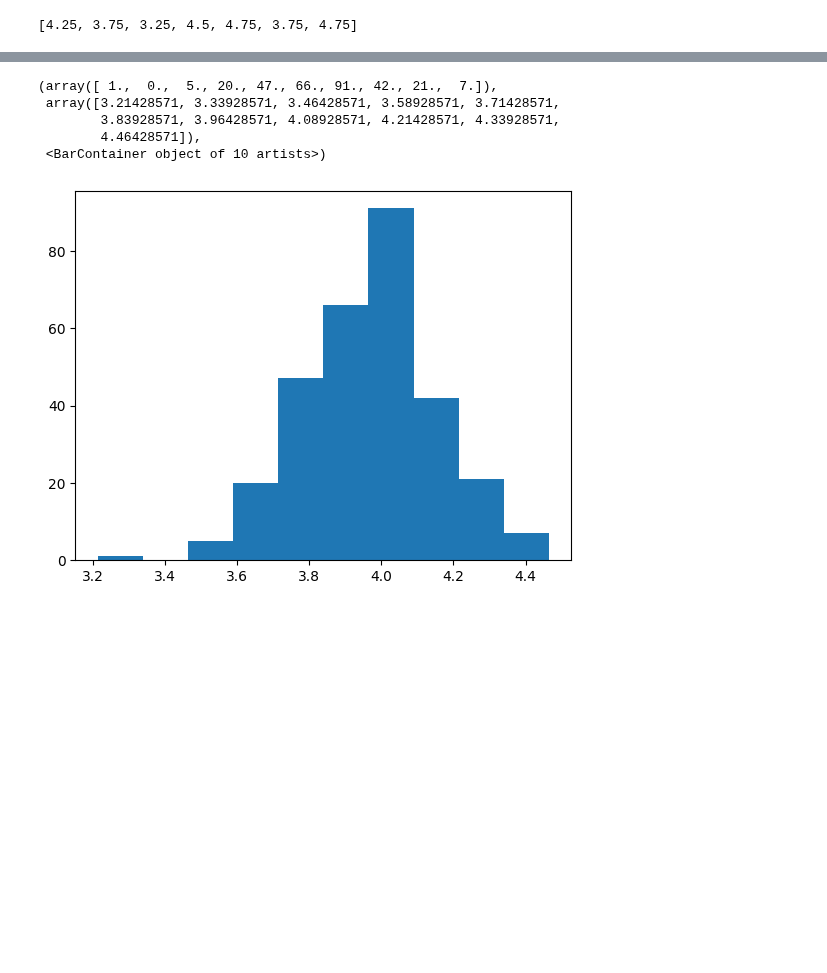
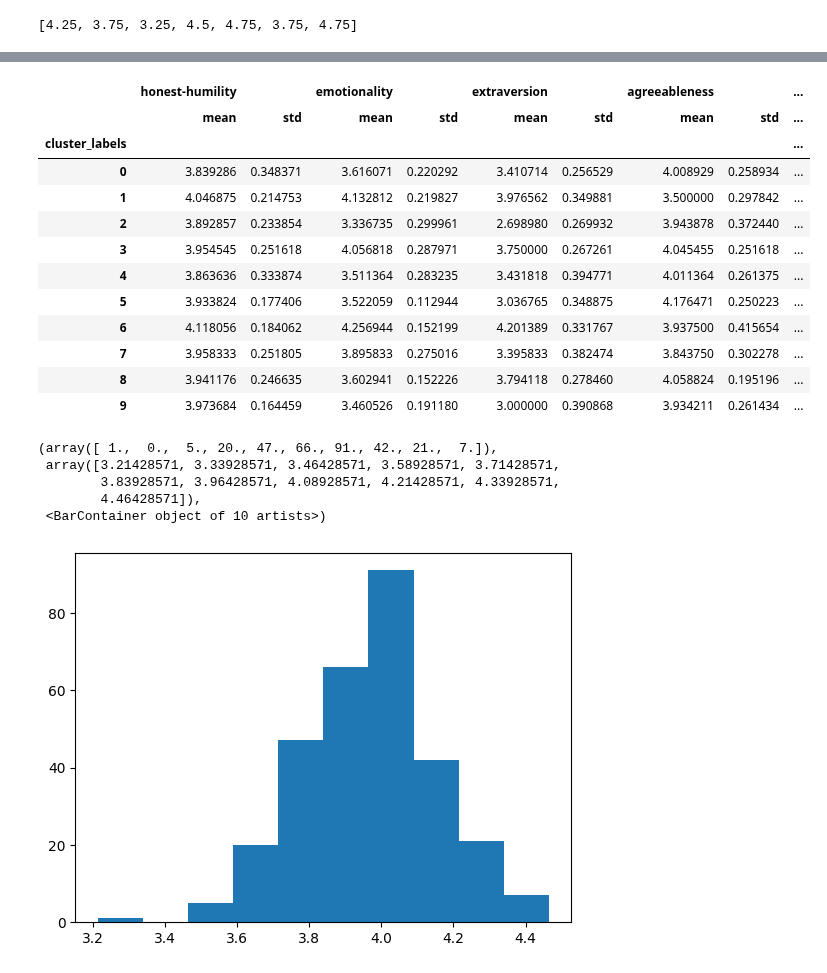
Before and after one commit to amir-abdullah-thoughtworks/psychometrics_for_LLMs, a Jupyter notebook: llm_psychometrics/notebooks/hexaco_personas_analysis_v0.ipynb, the cells around one changed output, grey strips where cells are left out. Saved outputs shown, nothing was run; the diff lists cells and outputs as text; code cells hidden in the pictures; blank space fills up the shorter version.

```diff
--- a/llm_psychometrics/notebooks/hexaco_personas_analysis_v0.ipynb
+++ b/llm_psychometrics/notebooks/hexaco_personas_analysis_v0.ipynb
@@ -135,6 +146,8 @@ get_trait_scores(persona_hexaco_str_answers_df.iloc[0])
 trait_list = ['honest-humility','emotionality','extraversion','agreeableness','conscientiousness','openness to experience','altruism']
 # %%
 hexaco_trait_persona_df = pd.DataFrame(persona_hexaco_str_answers_df.apply(lambda x: get_trait_scores(x),axis = 1).to_list(), index = persona_hexaco_str_answers_df.index, columns = trait_list)
+
+hexaco_trait_persona_df['cluster_labels'] = labels
 # %%
 hexaco_trait_persona_df
 # %% [output]
@@ -166,3 +181,20 @@ dtype: float64
+# %%
+#cluster wise means and std
+hexaco_trait_persona_df.groupby("cluster_labels").agg(['mean','std'])
+# %% [output]
+|  | honest-humility |  | emotionality |  | extraversion |  | agreeableness |  | ... |
+|  | mean | std | mean | std | mean | std | mean | std | ... |
+| cluster_labels |  |  |  |  |  |  |  |  | ... |
+| 0 | 3.839286 | 0.348371 | 3.616071 | 0.220292 | 3.410714 | 0.256529 | 4.008929 | 0.258934 | ... |
+| 1 | 4.046875 | 0.214753 | 4.132812 | 0.219827 | 3.976562 | 0.349881 | 3.500000 | 0.297842 | ... |
+| 2 | 3.892857 | 0.233854 | 3.336735 | 0.299961 | 2.698980 | 0.269932 | 3.943878 | 0.372440 | ... |
+| 3 | 3.954545 | 0.251618 | 4.056818 | 0.287971 | 3.750000 | 0.267261 | 4.045455 | 0.251618 | ... |
+| 4 | 3.863636 | 0.333874 | 3.511364 | 0.283235 | 3.431818 | 0.394771 | 4.011364 | 0.261375 | ... |
+| 5 | 3.933824 | 0.177406 | 3.522059 | 0.112944 | 3.036765 | 0.348875 | 4.176471 | 0.250223 | ... |
+| 6 | 4.118056 | 0.184062 | 4.256944 | 0.152199 | 4.201389 | 0.331767 | 3.937500 | 0.415654 | ... |
+| 7 | 3.958333 | 0.251805 | 3.895833 | 0.275016 | 3.395833 | 0.382474 | 3.843750 | 0.302278 | ... |
+| 8 | 3.941176 | 0.246635 | 3.602941 | 0.152226 | 3.794118 | 0.278460 | 4.058824 | 0.195196 | ... |
+| 9 | 3.973684 | 0.164459 | 3.460526 | 0.191180 | 3.000000 | 0.390868 | 3.934211 | 0.261434 | ... |
 # %%
 plt.hist(hexaco_trait_persona_df.mean(axis = 1))
 # %% [output]
```
Also changed, not shown: parts of 5 cells of this notebook, 5 other files.
